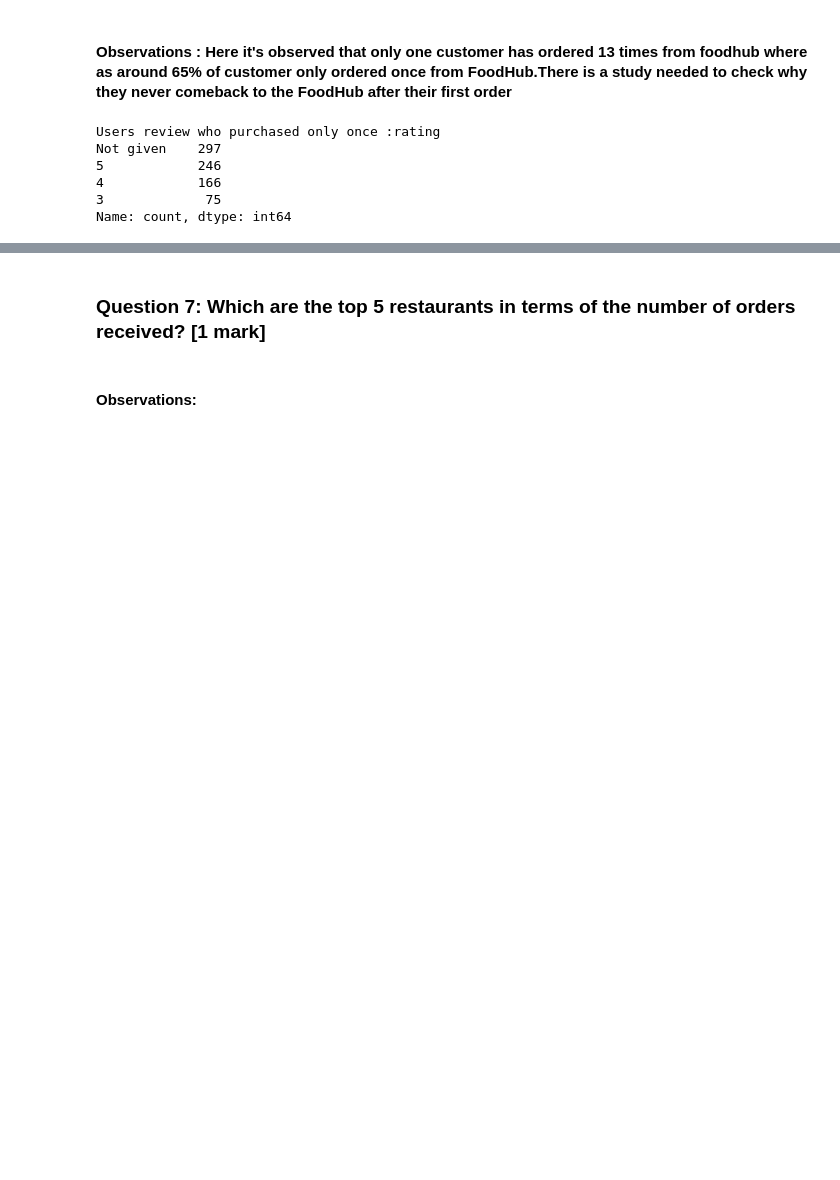
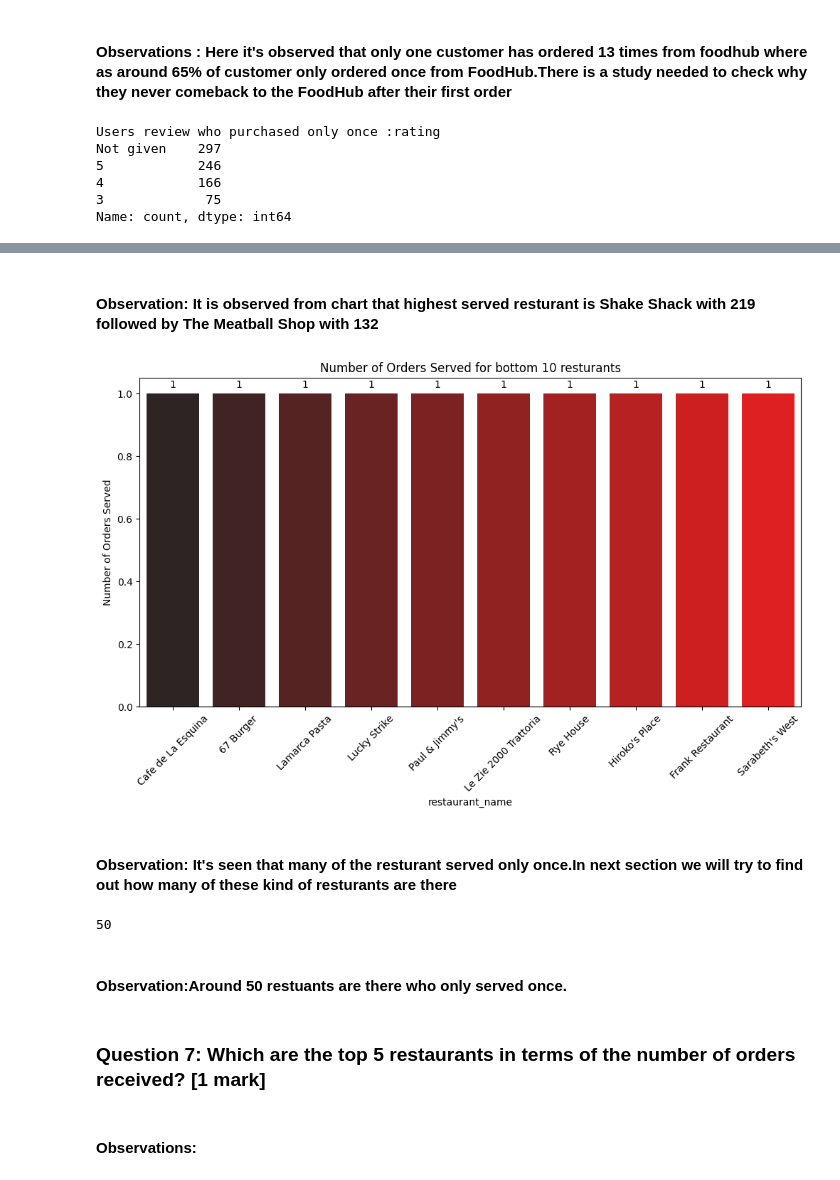
Before and after one commit to Rajesh2015/FoodHub-Data-Analysis, a Jupyter notebook: FoodHub-EDA.ipynb, the cells around one changed output, grey strips where cells are left out. Saved outputs shown, nothing was run; the diff lists cells and outputs as text; code cells hidden in the pictures; blank space fills up the shorter version.

```diff
--- a/FoodHub-EDA.ipynb
+++ b/FoodHub-EDA.ipynb
@@ -321,3 +357,21 @@ Name: count, dtype: int64
+# %% [markdown]
+#### Observation: It is observed from chart that highest served resturant is **Shake Shack** with 219 followed by **The Meatball Shop** with 132
+# %%
+botn=10
+drawcountPlot_resturant(df=food_df,x='restaurant_name',n=topn,ylabel='Number of Orders Served',title=f'Number of Orders Served for bottom {botn} resturants',isTop=False,hue='restaurant_name')
+plt.show()
+# %% [output]
+[figure, added]
+# %% [markdown]
+#### Observation: It's seen that many of the resturant served only once.In next section we will try to find out how many of these kind of resturants are there
+# %%
+restaurant_counts=food_df['restaurant_name'].value_counts()
+restaurant_counts_one_order = restaurant_counts[restaurant_counts == 1]
+restaurant_counts_one_order.count()
+# %% [output]
+50
+# %% [markdown]
+#### Observation:Around 50 restuants are there who only served once.
 # %% [markdown]
 ### **Question 7**: Which are the top 5 restaurants in terms of the number of orders received? [1 mark]
 # %%
```
Also changed, not shown: parts of 12 cells of this notebook.
